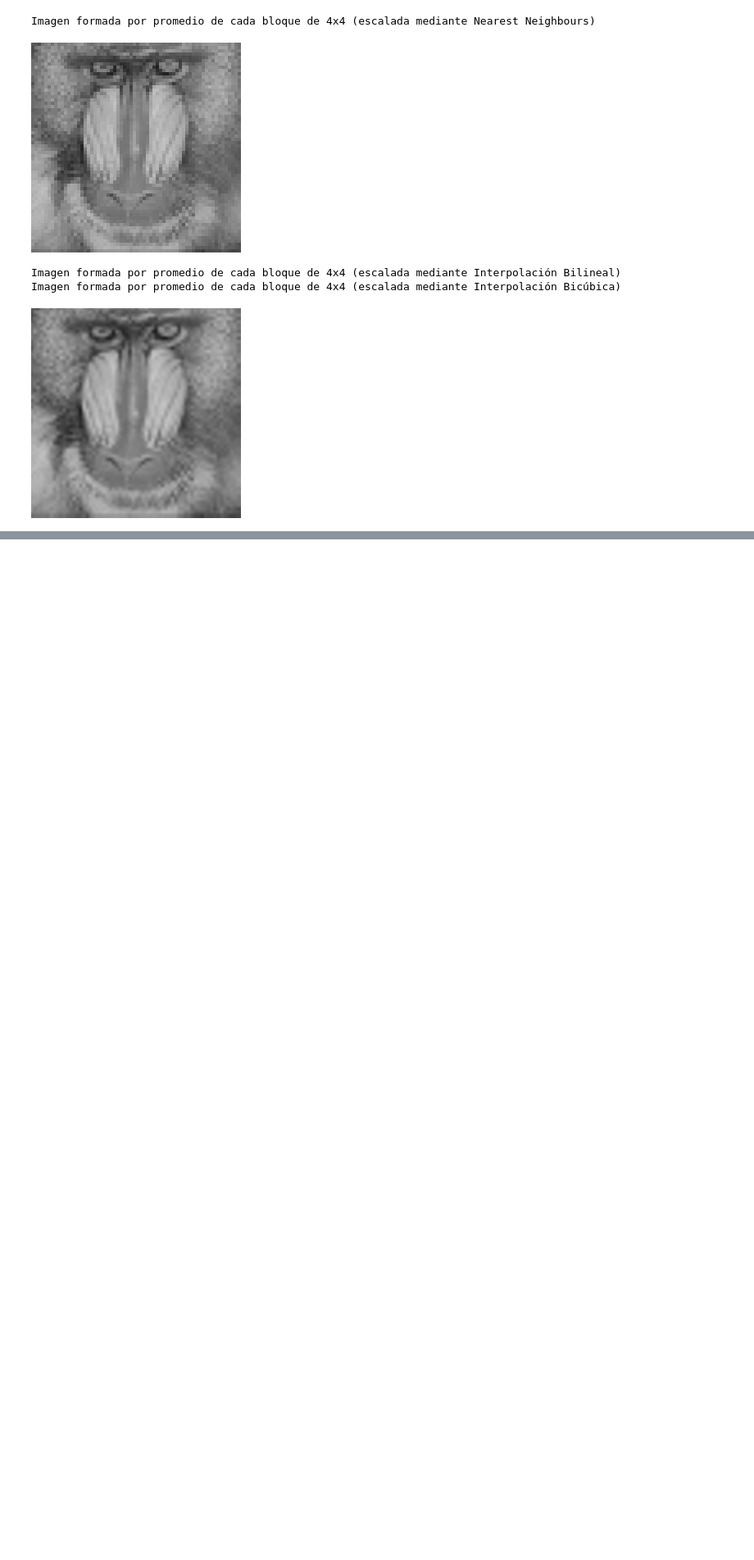
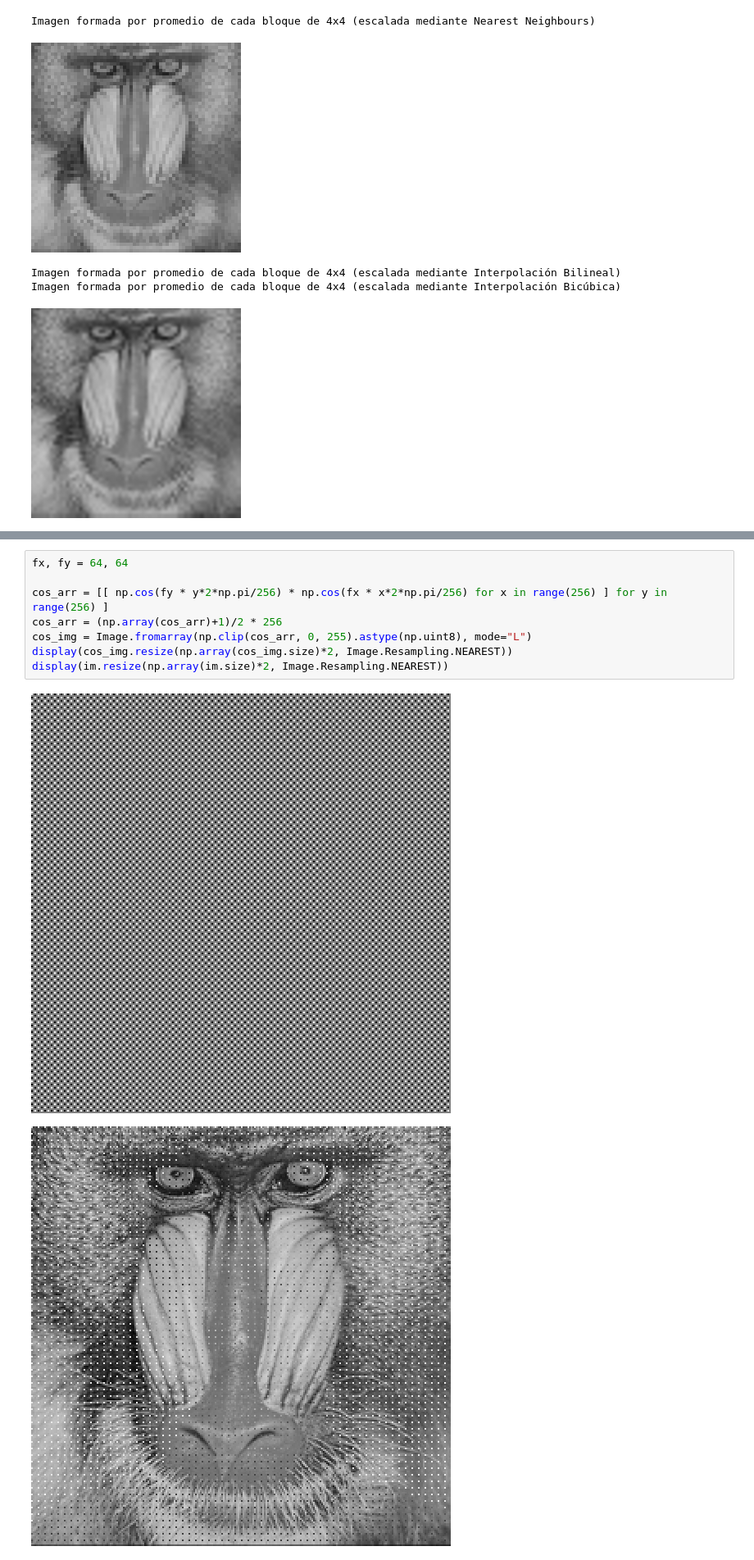
Before and after one commit to pabgonzalez/Digital-Image-Processing, a Jupyter notebook: TP1-Vision/Guia1.ipynb, the cells around one changed output, grey strips where cells are left out. Shown at 82% size. Drawn from its saved outputs; the diff is of its cells as text; blank space fills up the shorter version.

```diff
--- a/TP1-Vision/Guia1.ipynb
+++ b/TP1-Vision/Guia1.ipynb
@@ -321,0 +371,11 @@ Imagen formada por promedio de cada bloque de 4x4 (escalada mediante Interpolaci
+# %%
+fx, fy = 64, 64
+
+cos_arr = [[ np.cos(fy * y*2*np.pi/256) * np.cos(fx * x*2*np.pi/256) for x in range(256) ] for y in range(256) ]
+cos_arr = (np.array(cos_arr)+1)/2 * 256
+cos_img = Image.fromarray(np.clip(cos_arr, 0, 255).astype(np.uint8), mode="L")
+display(cos_img.resize(np.array(cos_img.size)*2, Image.Resampling.NEAREST))
+display(im.resize(np.array(im.size)*2, Image.Resampling.NEAREST))
+# %% [output]
+[figure, added]
+[figure, added]
```
Also changed, not shown: parts of 5 cells of this notebook.
